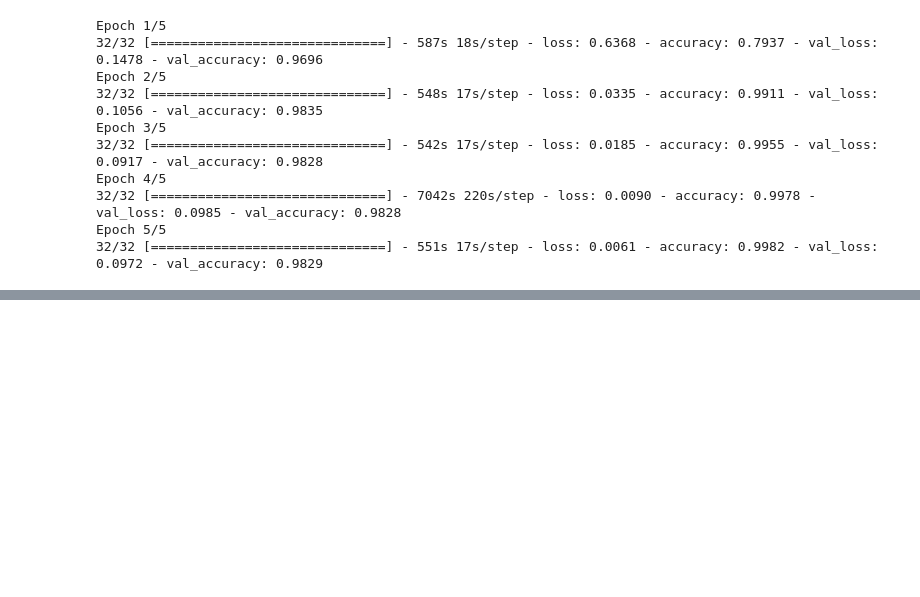
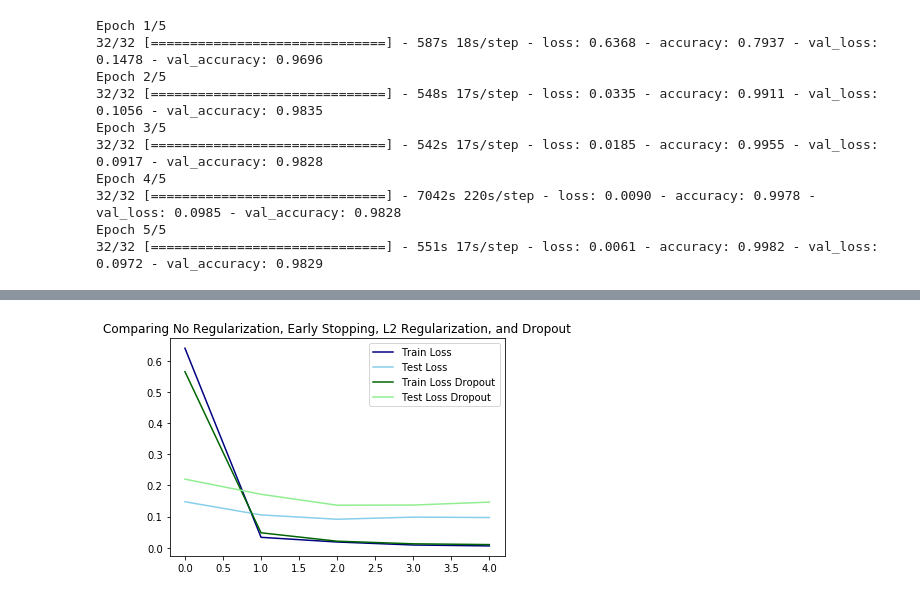
Before and after one commit to raffysantayana/slp-predicting-techs-rnn, a Jupyter notebook: code/RNN.ipynb, the cells around one changed output, grey strips where cells are left out. Drawn from its saved outputs; the diff is of its cells as text; code cells hidden in the pictures; blank space fills up the shorter version.

```diff
--- a/code/RNN.ipynb
+++ b/code/RNN.ipynb
@@ -211,0 +325,15 @@ plt.legend()
+# %%
+# Dropout
+model_do = Sequential()
+
+model_do.add(GRU(337, input_shape = (120, 337), return_sequences = True))
+model_do.add(GRU(337, return_sequences = False))
+
+model_do.add(Dense(128, activation = 'relu'))
+model_do.add(Dropout(0.5))
+
+model_do.add(Dense(5, activation = 'softmax'))
+
+model_do.compile(loss = 'categorical_crossentropy', optimizer = Adam(0.001), metrics = ['accuracy'])
+
+hist_do = model_do.fit_generator(train_sequences, epochs = 5, validation_data = test_sequences)
@@ -211,0 +351,18 @@ plt.legend()
+# %%
+plt.title('Comparing No Regularization, Early Stopping, L2 Regularization, and Dropout')
+
+plt.plot(hist.history['loss'], label = 'Train Loss', color = 'navy')
+plt.plot(hist.history['val_loss'], label = 'Test Loss', color = 'skyblue')
+
+# plt.plot(hist_es.history['loss'], label = 'Train Loss ES', color = 'darkred')
+# plt.plot(hist_es.history['val_loss'], label = 'Test Loss ES', color = 'pink')
+
+# plt.plot(hist_l2.history['loss'], label = 'Train Loss L2', color = 'orange')
+# plt.plot(hist_l2.history['val_loss'], label = 'Test Loss L2', color = 'yellow')
+
+plt.plot(hist_do.history['loss'], label = 'Train Loss Dropout', color = 'darkgreen')
+plt.plot(hist_do.history['val_loss'], label = 'Test Loss Dropout', color = 'lightgreen')
+
+plt.legend();
+# %% [output]
+[figure, added]
```
Also changed, not shown: parts of 13 cells of this notebook, 4 other files.
